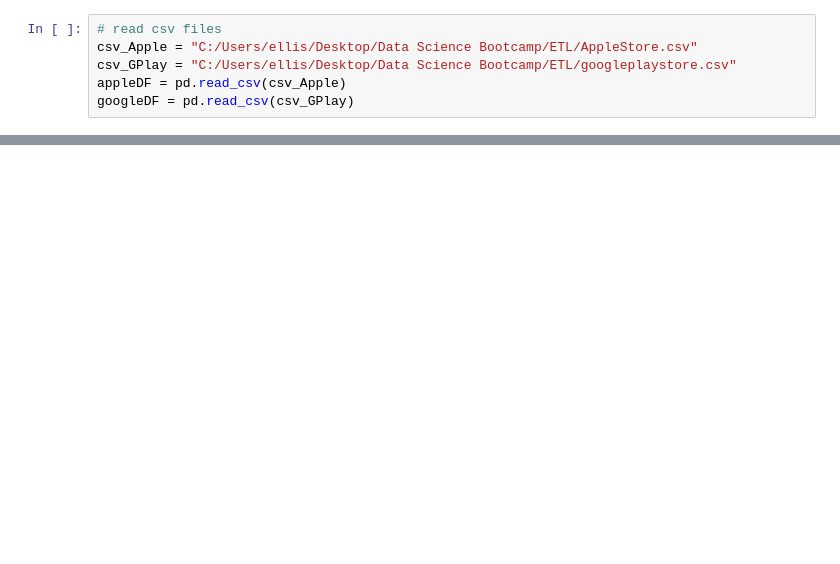
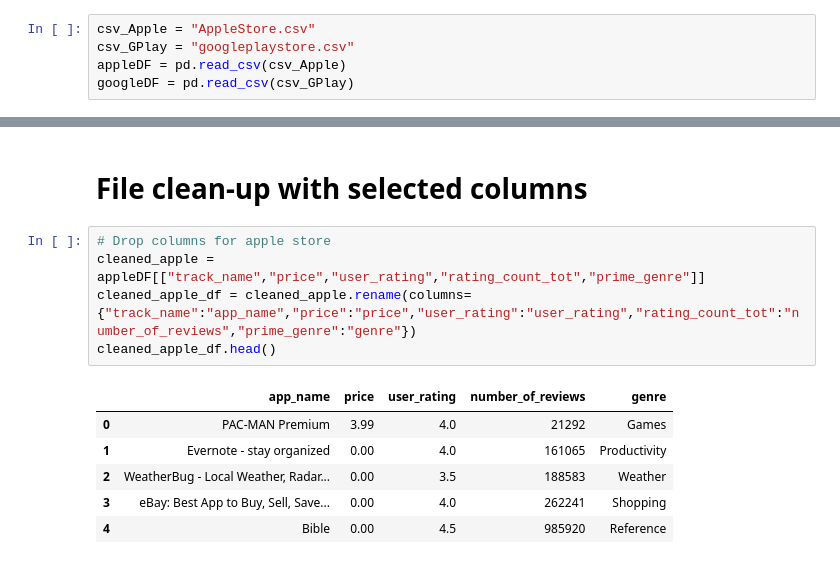
Before and after one commit to ellisec/ETL_Project, a Jupyter notebook: ETL/ETL_Project.ipynb, the cells around one changed output, grey strips where cells are left out. Cells and saved outputs as stored; diff of their text form; blank space fills up the shorter version.

```diff
--- a/ETL/ETL_Project.ipynb
+++ b/ETL/ETL_Project.ipynb
@@ -5,6 +9,5 @@ from sqlalchemy import create_engine
 # %%
-# read csv files
-csv_Apple = "C:/Users/ellis/Desktop/Data Science Bootcamp/ETL/AppleStore.csv"
-csv_GPlay = "C:/Users/ellis/Desktop/Data Science Bootcamp/ETL/googleplaystore.csv"
+csv_Apple = "AppleStore.csv"
+csv_GPlay = "googleplaystore.csv"
 appleDF = pd.read_csv(csv_Apple)
 googleDF = pd.read_csv(csv_GPlay)
@@ -28,0 +25,14 @@ appleDF.head()
+# %% [markdown]
+# File clean-up with selected columns
+# %%
+# Drop columns for apple store
+cleaned_apple = appleDF[["track_name","price","user_rating","rating_count_tot","prime_genre"]]
+cleaned_apple_df = cleaned_apple.rename(columns={"track_name":"app_name","price":"price","user_rating":"user_rating","rating_count_tot":"number_of_reviews","prime_genre":"genre"})
+cleaned_apple_df.head()
+# %% [output]
+|  | app_name | price | user_rating | number_of_reviews | genre |
+| 0 | PAC-MAN Premium | 3.99 | 4.0 | 21292 | Games |
+| 1 | Evernote - stay organized | 0.00 | 4.0 | 161065 | Productivity |
+| 2 | WeatherBug - Local Weather, Radar... | 0.00 | 3.5 | 188583 | Weather |
+| 3 | eBay: Best App to Buy, Sell, Save... | 0.00 | 4.0 | 262241 | Shopping |
+| 4 | Bible | 0.00 | 4.5 | 985920 | Reference |
```
Also changed, not shown: parts of 19 cells of this notebook.
